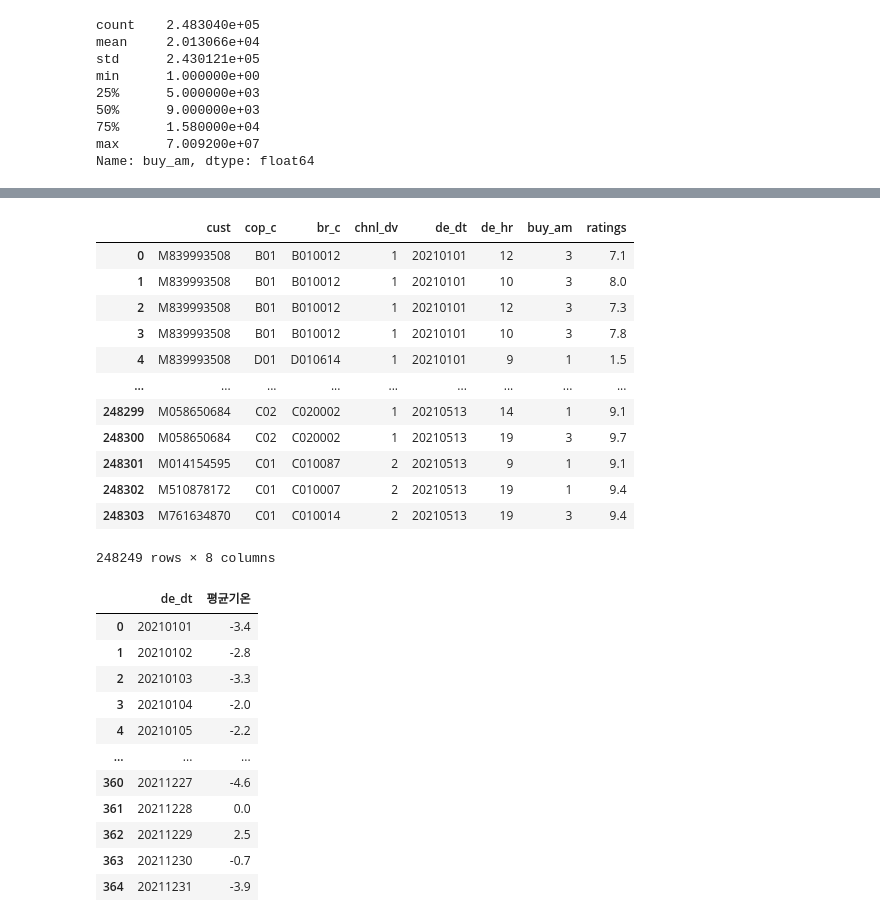
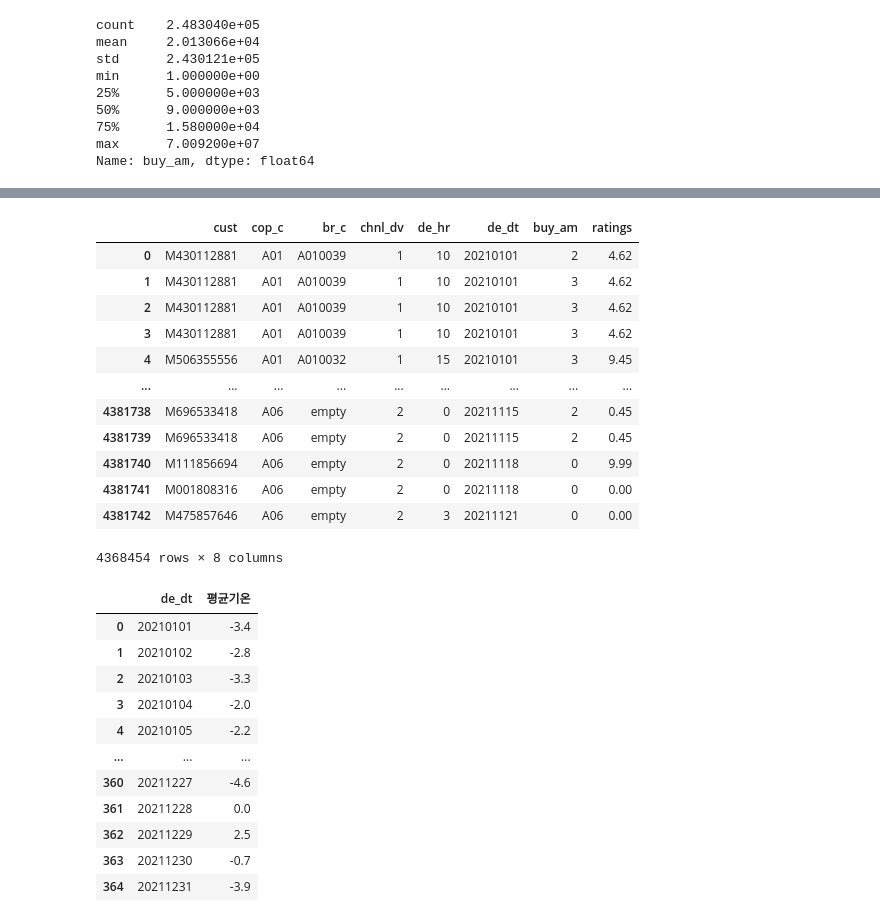
Before and after one commit to kch8906/Bigdata_Competition, a Jupyter notebook: DNN(0731).ipynb, the cells around one changed output, grey strips where cells are left out. Saved outputs shown, nothing was run; the diff lists cells and outputs as text; code cells hidden in the pictures.

```diff
--- a/DNN(0731).ipynb
+++ b/DNN(0731).ipynb
@@ -101,19 +115,0 @@ df_product
-# %%
-df_cop['de_dt'] = df_cop['de_dt'].astype('int64')
-df_cop['de_dt'] = df_cop['de_dt'].astype('str')
-df_cop.dropna(axis=0, inplace=True)
-df_cop
-# %% [output]
-|  | cust | cop_c | br_c | chnl_dv | de_dt | de_hr | buy_am | ratings |
-| 0 | M839993508 | B01 | B010012 | 1 | 20210101 | 12 | 3 | 7.1 |
-| 1 | M839993508 | B01 | B010012 | 1 | 20210101 | 10 | 3 | 8.0 |
-| 2 | M839993508 | B01 | B010012 | 1 | 20210101 | 12 | 3 | 7.3 |
-| 3 | M839993508 | B01 | B010012 | 1 | 20210101 | 10 | 3 | 7.8 |
-| 4 | M839993508 | D01 | D010614 | 1 | 20210101 | 9 | 1 | 1.5 |
-| ... | ... | ... | ... | ... | ... | ... | ... | ... |
-| 248299 | M058650684 | C02 | C020002 | 1 | 20210513 | 14 | 1 | 9.1 |
-| 248300 | M058650684 | C02 | C020002 | 1 | 20210513 | 19 | 3 | 9.7 |
-| 248301 | M014154595 | C01 | C010087 | 2 | 20210513 | 9 | 1 | 9.1 |
-| 248302 | M510878172 | C01 | C010007 | 2 | 20210513 | 19 | 1 | 9.4 |
-| 248303 | M761634870 | C01 | C010014 | 2 | 20210513 | 19 | 3 | 9.4 |
-248249 rows × 8 columns
@@ -120,3 +130,20 @@ df_cop
+# %%
+df_product_cop = df_product[['cust', 'cop_c', 'br_c', 'chnl_dv','de_hr', 'de_dt', 'buy_am', 'ratings']]
+df_product_cop
+# %% [output]
+|  | cust | cop_c | br_c | chnl_dv | de_hr | de_dt | buy_am | ratings |
+| 0 | M430112881 | A01 | A010039 | 1 | 10 | 20210101 | 2 | 4.62 |
+| 1 | M430112881 | A01 | A010039 | 1 | 10 | 20210101 | 3 | 4.62 |
+| 2 | M430112881 | A01 | A010039 | 1 | 10 | 20210101 | 3 | 4.62 |
+| 3 | M430112881 | A01 | A010039 | 1 | 10 | 20210101 | 3 | 4.62 |
+| 4 | M506355556 | A01 | A010032 | 1 | 15 | 20210101 | 3 | 9.45 |
+| ... | ... | ... | ... | ... | ... | ... | ... | ... |
+| 4381738 | M696533418 | A06 | empty | 2 | 0 | 20211115 | 2 | 0.45 |
+| 4381739 | M696533418 | A06 | empty | 2 | 0 | 20211115 | 2 | 0.45 |
+| 4381740 | M111856694 | A06 | empty | 2 | 0 | 20211118 | 0 | 9.99 |
+| 4381741 | M001808316 | A06 | empty | 2 | 0 | 20211118 | 0 | 0.00 |
+| 4381742 | M475857646 | A06 | empty | 2 | 3 | 20211121 | 0 | 0.00 |
+4368454 rows × 8 columns
 # %%
 weather_df = pd.read_csv('../dataset/weather.csv', encoding='euc-kr', skiprows=6)
 weather_df['날짜'] = weather_df['날짜'].astype('str')
```
Also changed, not shown: parts of 35 cells of this notebook, 3 other files.
